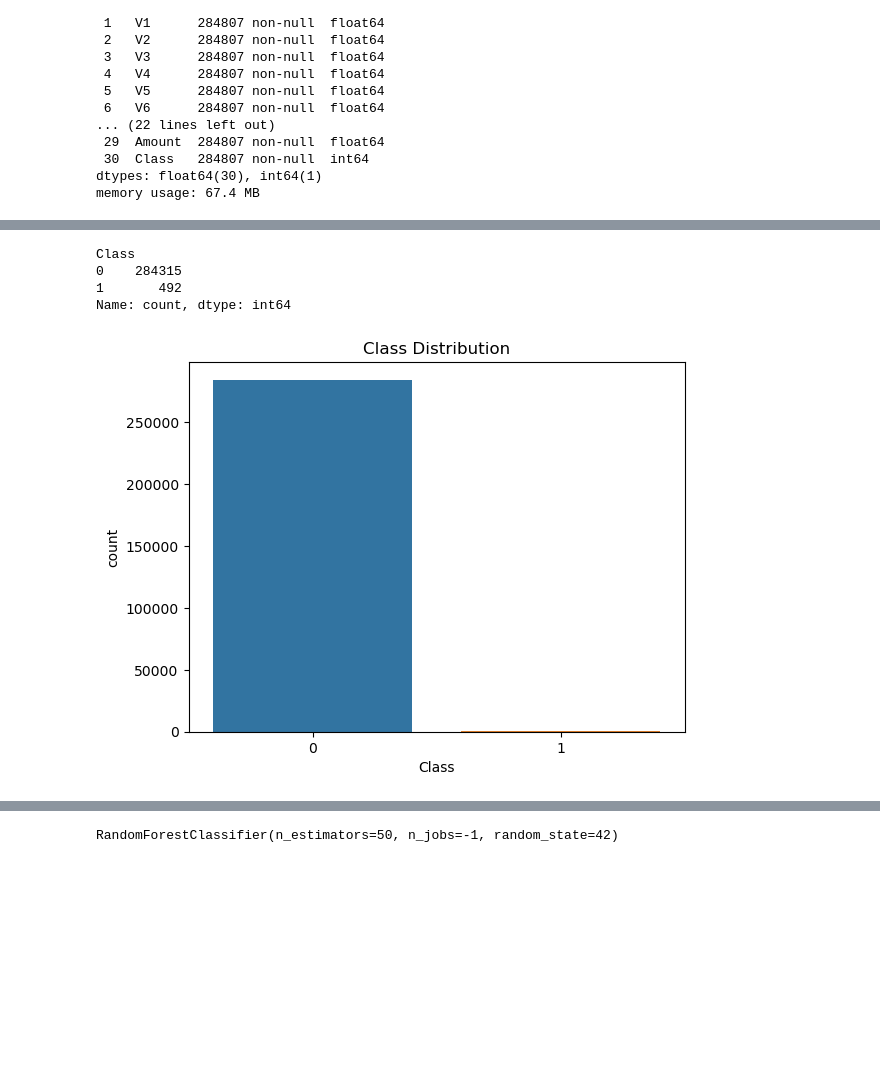
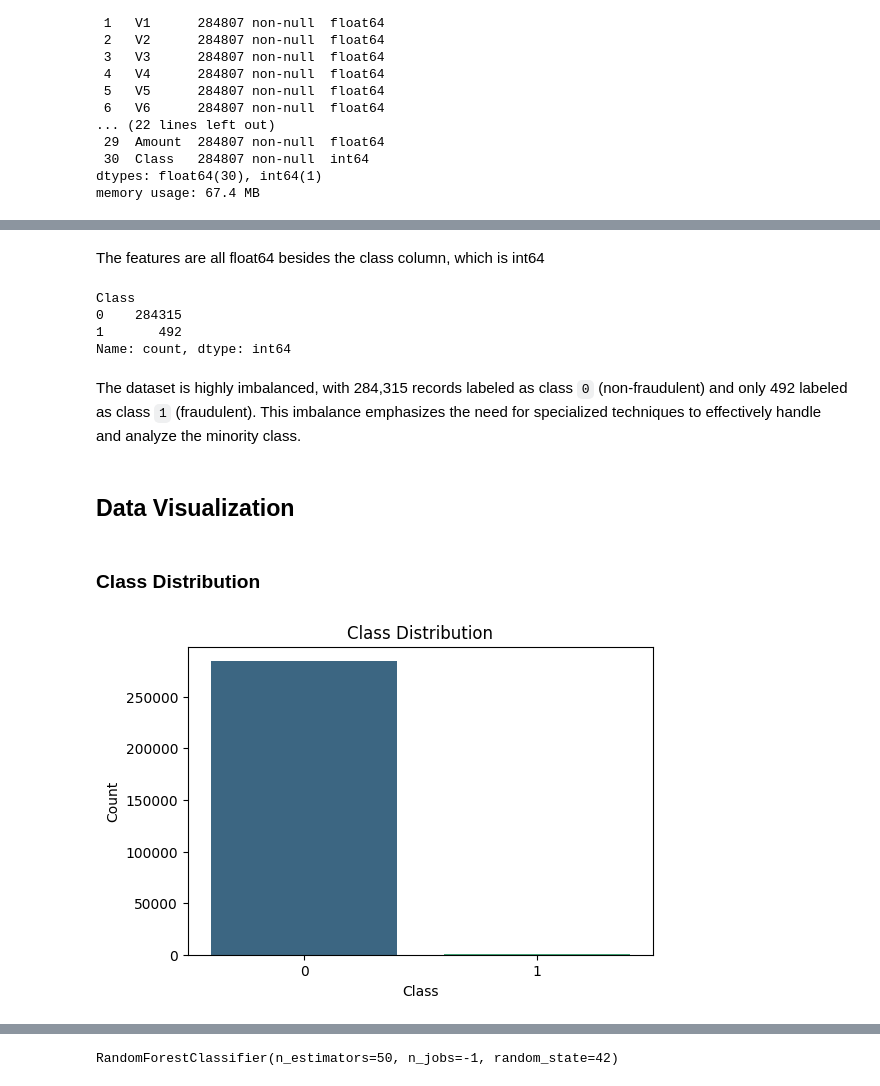
Before and after one commit to MatheusBissacot/DeusExMachina, a Jupyter notebook: Technical_component.ipynb, the cells around one changed output, grey strips where cells are left out. Cells and saved outputs as stored; diff of their text form; code cells hidden in the pictures; blank space fills up the shorter version.

```diff
--- a/Technical_component.ipynb
+++ b/Technical_component.ipynb
@@ -91 +175,3 @@ memory usage: 67.4 MB
+# %% [markdown]
+The features are all float64 besides the class column, which is int64
 # %%
@@ -95,9 +181,19 @@ Class
 0    284315
 1       492
 Name: count, dtype: int64
+# %% [markdown]
+The dataset is highly imbalanced, with 284,315 records labeled as class `0` (non-fraudulent) and only 492 labeled as class `1` (fraudulent). This imbalance emphasizes the need for specialized techniques to effectively handle and analyze the minority class.
+# %% [markdown]
+## **Data Visualization**
+# %% [markdown]
+### **Class Distribution**
 # %%
-sns.countplot(x='Class', data=df_credit)
+plt.figure(figsize=(6, 4))
+sns.countplot(data=df_credit, x='Class', hue='Class', dodge=False, palette="viridis")
 plt.title('Class Distribution')
+plt.xlabel('Class')
+plt.ylabel('Count')
+plt.legend([], [], frameon=False)
 plt.show()
 # %% [output]
-[figure, old version]
+[figure, new version]
```
Also changed, not shown: parts of 129 cells of this notebook.
